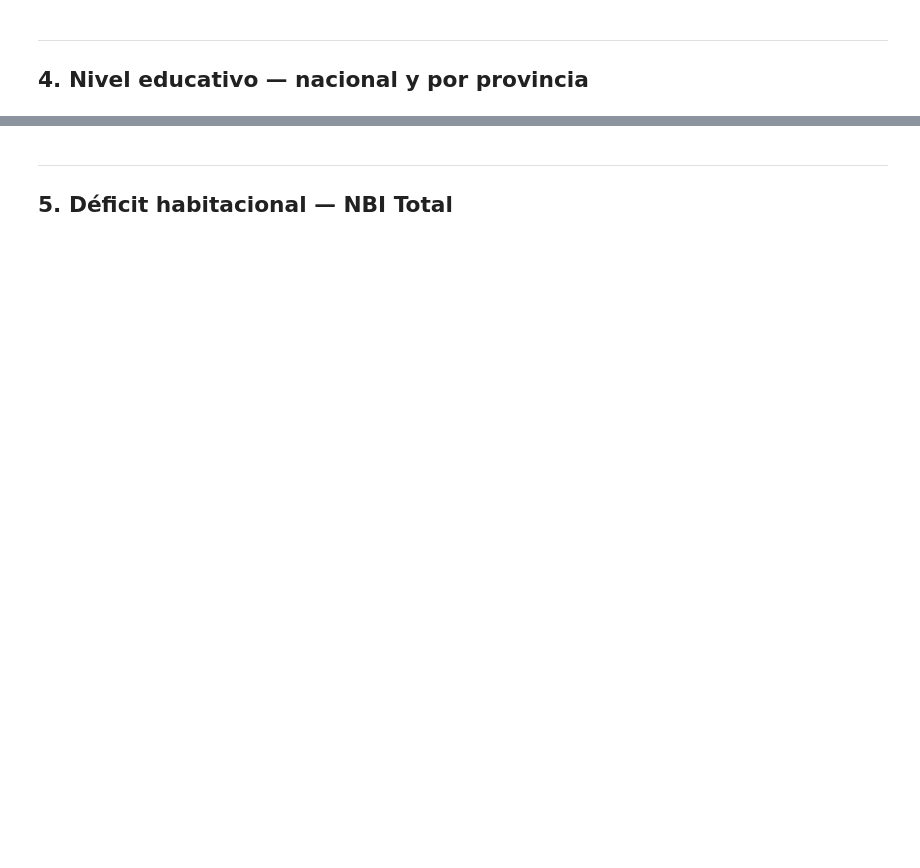
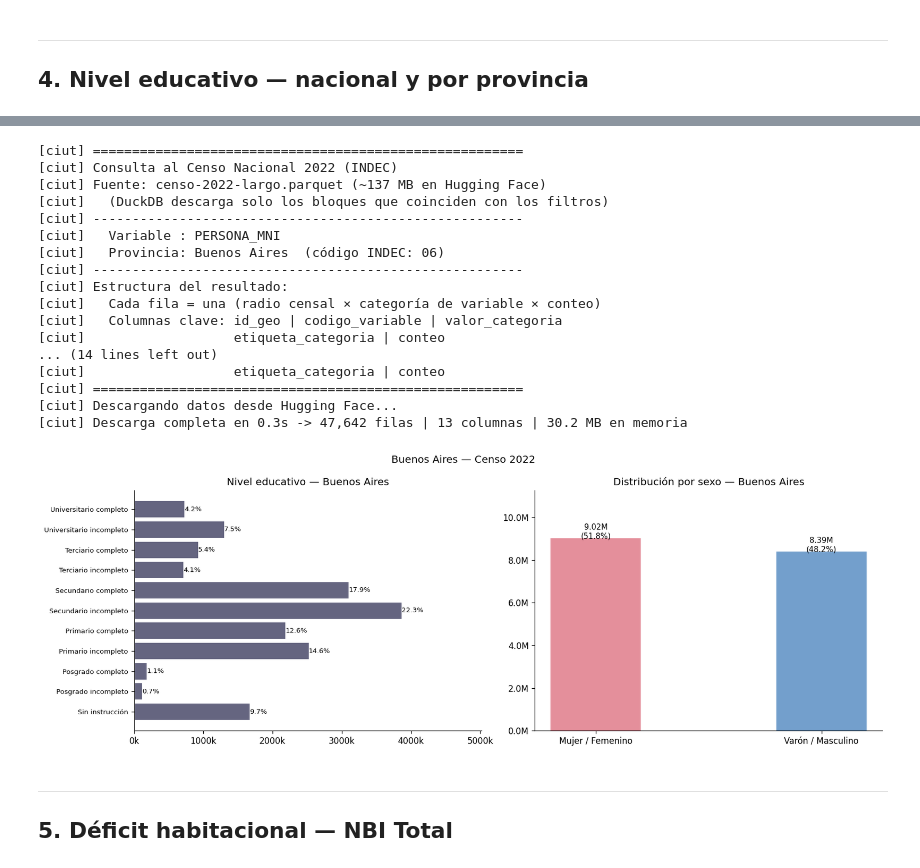
Before and after one commit to pedroorden/censoargentino, a Jupyter notebook: examples/analisis_completo.ipynb, the cells around one changed output, grey strips where cells are left out. Drawn from its saved outputs; the diff is of its cells as text; code cells hidden in the pictures; blank space fills up the shorter version.

```diff
--- a/examples/analisis_completo.ipynb
+++ b/examples/analisis_completo.ipynb
@@ -247,8 +442,8 @@ educ_prov_pct.sort_values(educ_prov_pct.columns[-1], ascending=False)
 # Nivel educativo por provincia — apertura por sexo (distribuciones paralelas)
 PROV_EDUC = "Buenos Aires"  # Cambiá esta provincia
 
-df_educ_p = ciut.query(variables="PERSONA_MNI",  provincia=PROV_EDUC)
-df_sexo_p = ciut.query(variables="PERSONA_P02",  provincia=PROV_EDUC)
+df_educ_p = censo.query(variables="PERSONA_MNI",  provincia=PROV_EDUC)
+df_sexo_p = censo.query(variables="PERSONA_P02",  provincia=PROV_EDUC)
 
 educ_p = (
     df_educ_p[df_educ_p["valor_categoria"] != "99"]
@@ -260,37 +455,56 @@ educ_p = (
 educ_p["%"] = (educ_p["N"] / educ_p["N"].sum() * 100).round(1)
 
 sexo_p = (
     df_sexo_p
     .groupby("etiqueta_categoria")["conteo"]
     .sum().reset_index()
     .rename(columns={"etiqueta_categoria": "sexo", "conteo": "N"})
 )
 sexo_p["%"] = (sexo_p["N"] / sexo_p["N"].sum() * 100).round(1)
 
 fig, axes = plt.subplots(1, 2, figsize=(14, 5))
 
 # Educación
 axes[0].barh(range(len(educ_p)), educ_p["N"], color=TOTAL, alpha=0.85)
 axes[0].set_yticks(range(len(educ_p)))
 axes[0].set_yticklabels(educ_p["nivel"], fontsize=8)
-for i, row in enumerate(educ_p.itertuples()):
-    axes[0].text(row.N + 500, i, f"{row._4}%", va="center", fontsize=8)
+for i, (n, pct) in enumerate(zip(educ_p["N"], educ_p["%"])):
+    axes[0].text(n + 500, i, f"{pct}%", va="center", fontsize=8)
 axes[0].set_title(f"Nivel educativo — {PROV_EDUC}")
 axes[0].xaxis.set_major_formatter(mticker.FuncFormatter(lambda x, _: f"{x/1e3:.0f}k"))
 axes[0].set_xlim(0, educ_p["N"].max() * 1.3)
 
 # Sexo
 axes[1].bar(sexo_p["sexo"], sexo_p["N"], color=[MUJER, VARON], alpha=0.85, width=0.4)
-for i, row in enumerate(sexo_p.itertuples()):
-    axes[1].text(i, row.N + 1000, f"{row.N/1e6:.2f}M\n({row._4}%)",
+for i, (n, pct) in enumerate(zip(sexo_p["N"], sexo_p["%"])):
+    axes[1].text(i, n + 1000, f"{n/1e6:.2f}M\n({pct}%)",
                  ha="center", fontsize=9)
 axes[1].set_title(f"Distribución por sexo — {PROV_EDUC}")
 axes[1].yaxis.set_major_formatter(mticker.FuncFormatter(lambda x, _: f"{x/1e6:.1f}M"))
 axes[1].set_ylim(0, sexo_p["N"].max() * 1.25)
 
 plt.suptitle(f"{PROV_EDUC} — Censo 2022", fontsize=12)
 plt.tight_layout()
 plt.show()
+# %% [output]
+[ciut] =======================================================
+[ciut] Consulta al Censo Nacional 2022 (INDEC)
+[ciut] Fuente: censo-2022-largo.parquet (~137 MB en Hugging Face)
+[ciut]   (DuckDB descarga solo los bloques que coinciden con los filtros)
+[ciut] -------------------------------------------------------
+[ciut]   Variable : PERSONA_MNI
+[ciut]   Provincia: Buenos Aires  (código INDEC: 06)
+[ciut] -------------------------------------------------------
+[ciut] Estructura del resultado:
+[ciut]   Cada fila = una (radio censal × categoría de variable × conteo)
+[ciut]   Columnas clave: id_geo | codigo_variable | valor_categoria
+[ciut]                   etiqueta_categoria | conteo
+... (14 lines left out)
+[ciut]                   etiqueta_categoria | conteo
+[ciut] =======================================================
+[ciut] Descargando datos desde Hugging Face...
+[ciut] Descarga completa en 0.3s -> 47,642 filas | 13 columnas | 30.2 MB en memoria
+[figure, added]
 # %% [markdown]
 ---
 ## 5. Déficit habitacional — NBI Total
```
Also changed, not shown: parts of 32 cells of this notebook, 10 other files.
